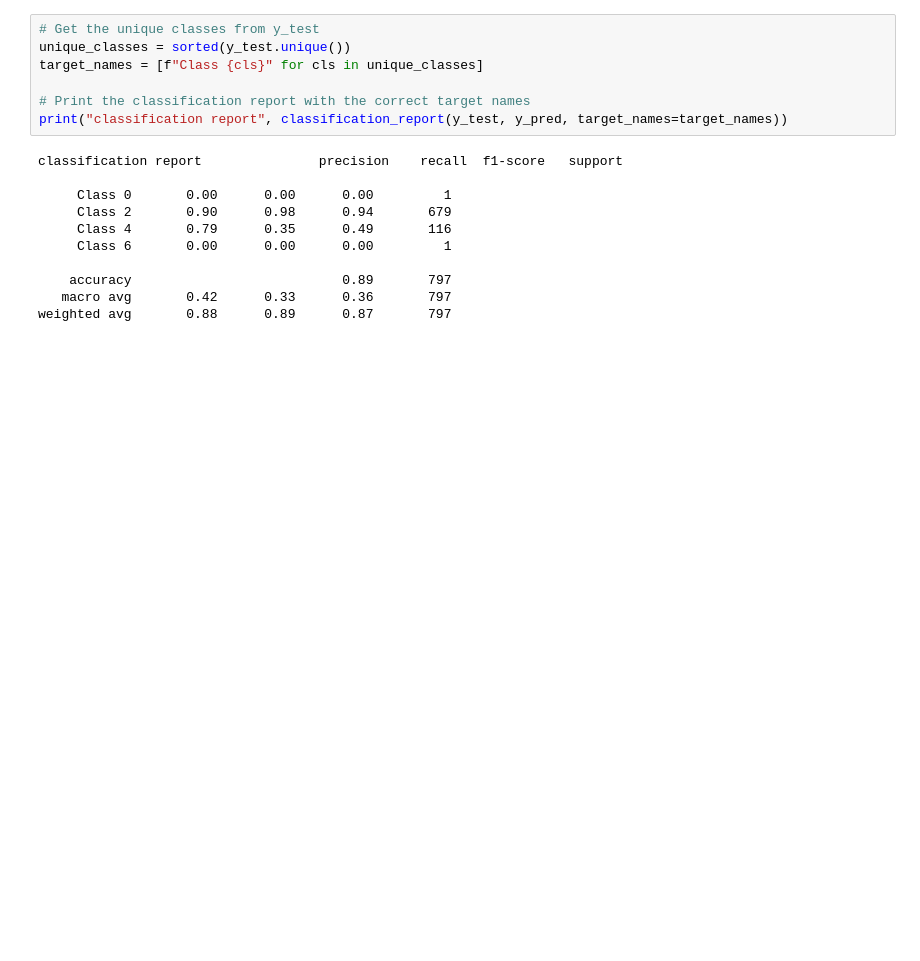
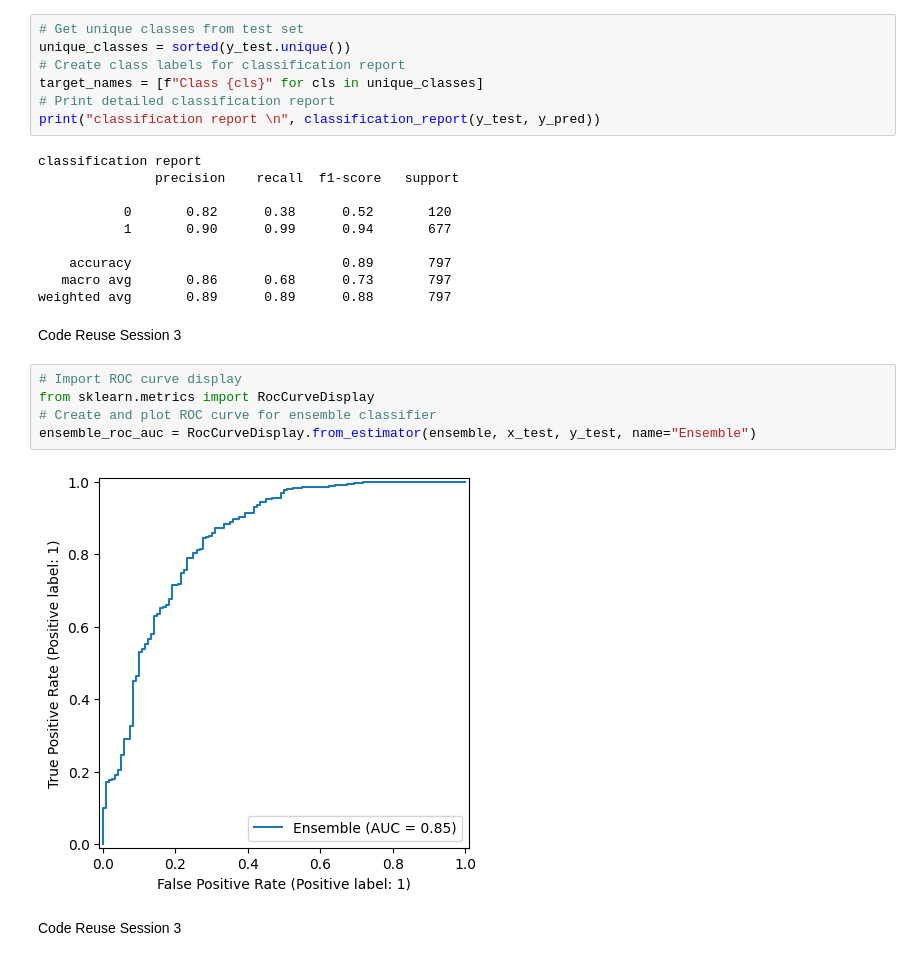
Before and after one commit to edmthinula/IIT_ML_tut, a Jupyter notebook: cw/week12.ipynb, the cells around one changed output. Cells and saved outputs as stored; diff of their text form; blank space fills up the shorter version.

```diff
--- a/cw/week12.ipynb
+++ b/cw/week12.ipynb
@@ -82,19 +122,29 @@ Text(0.5, 0, 'Predicted Label')
 # %%
-# Get the unique classes from y_test
+# Get unique classes from test set
 unique_classes = sorted(y_test.unique())
+# Create class labels for classification report
 target_names = [f"Class {cls}" for cls in unique_classes]
-
-# Print the classification report with the correct target names
-print("classification report", classification_report(y_test, y_pred, target_names=target_names))
+# Print detailed classification report
+print("classification report \n", classification_report(y_test, y_pred))
 # %% [output]
-classification report               precision    recall  f1-score   support
+classification report
+               precision    recall  f1-score   support
 
-     Class 0       0.00      0.00      0.00         1
-     Class 2       0.90      0.98      0.94       679
-     Class 4       0.79      0.35      0.49       116
-     Class 6       0.00      0.00      0.00         1
+           0       0.82      0.38      0.52       120
+           1       0.90      0.99      0.94       677
 
     accuracy                           0.89       797
-   macro avg       0.42      0.33      0.36       797
-weighted avg       0.88      0.89      0.87       797
+   macro avg       0.86      0.68      0.73       797
+weighted avg       0.89      0.89      0.88       797
+# %% [markdown]
+Code Reuse Session 3
+# %%
+# Import ROC curve display
+from sklearn.metrics import RocCurveDisplay
+# Create and plot ROC curve for ensemble classifier
+ensemble_roc_auc = RocCurveDisplay.from_estimator(ensemble, x_test, y_test, name="Ensemble")
+# %% [output]
+[figure, added]
+# %% [markdown]
+Code Reuse Session 3
 # %%
```
Also changed, not shown: parts of 32 cells of this notebook, 5 other files.
